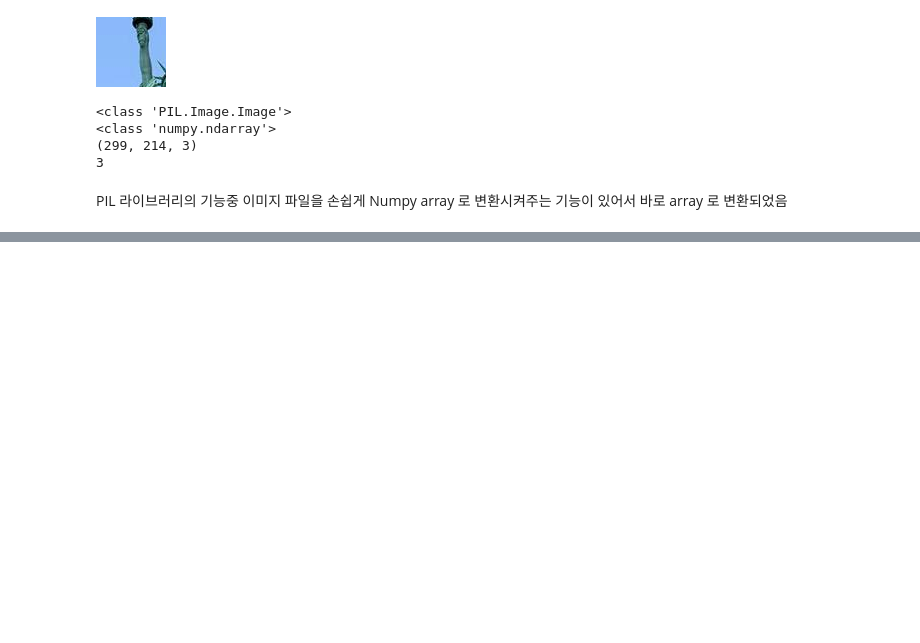
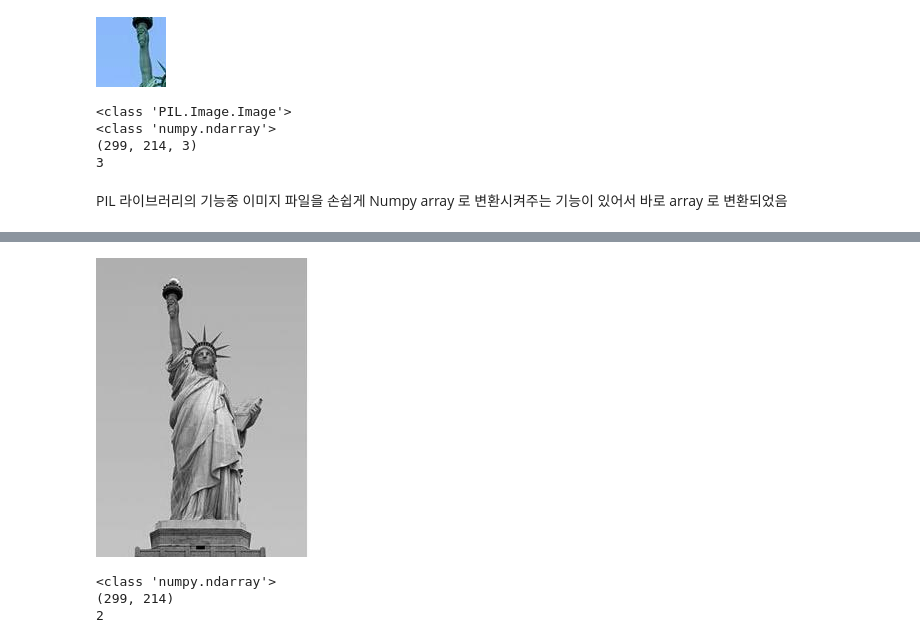
Before and after one commit to leejaesang6098/aiffel_study, a Jupyter notebook: 0810_node/matplotlib,PIL.ipynb, the cells around one changed output, grey strips where cells are left out. Saved outputs shown, nothing was run; the diff lists cells and outputs as text; code cells hidden in the pictures; blank space fills up the shorter version.

```diff
--- a/0810_node/matplotlib,PIL.ipynb
+++ b/0810_node/matplotlib,PIL.ipynb
@@ -65,0 +86,14 @@ PIL 라이브러리의 기능중 이미지 파일을 손쉽게 Numpy array 로
+# %%
+img_b = Image.open(img_path).convert('L') # convert "L" 은 흑백처리
+img_b
+# %% [output]
+[figure, added]
+# %%
+img_b_arr = np.array(img_b)
+print(type(img_b_arr))
+print(img_b_arr.shape)
+print(img_b_arr.ndim)
+# %% [output]
+<class 'numpy.ndarray'>
+(299, 214)
+2
```
Also changed, not shown: parts of 3 cells of this notebook.
